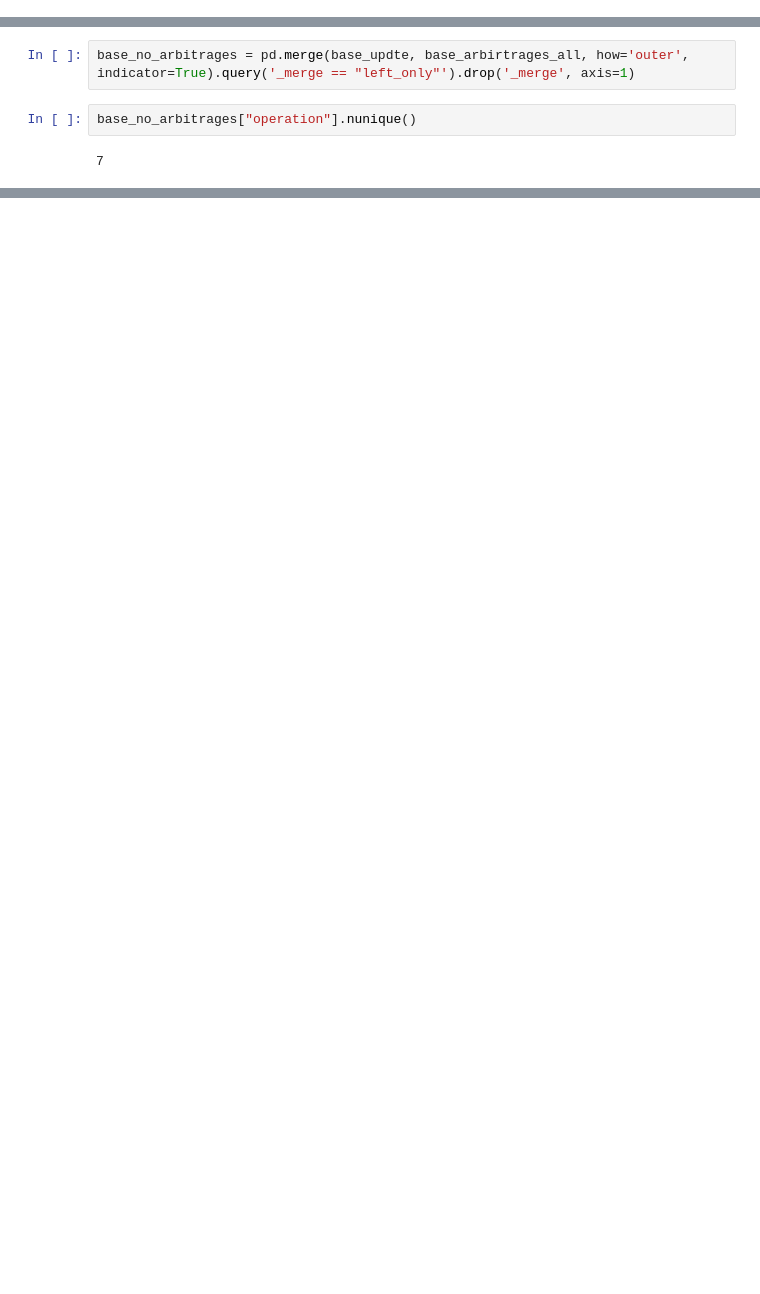
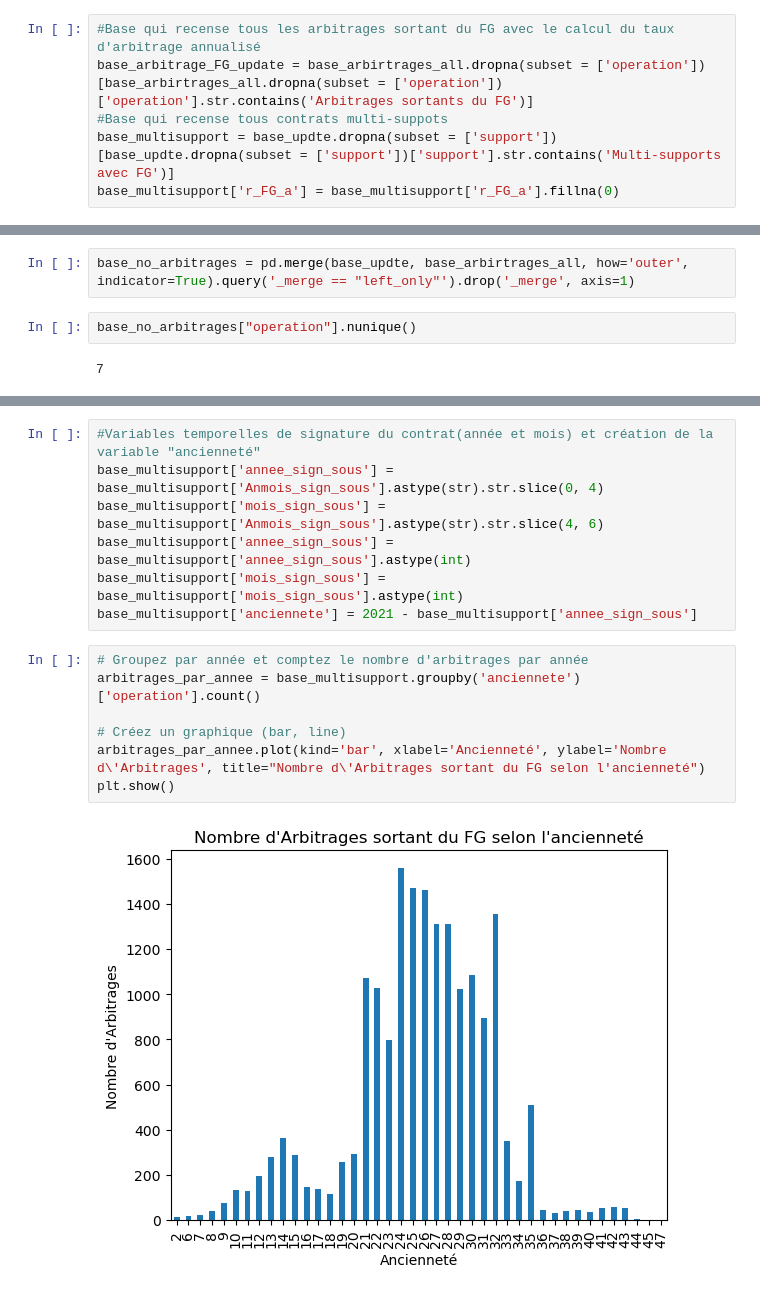
Before and after one commit to afonkou01/Arbitrage_Vie_BNP_Cardif, a Jupyter notebook: Avancement notebook - BNP Cardif.ipynb, the cells around one changed output, grey strips where cells are left out. Saved outputs shown, nothing was run; the diff lists cells and outputs as text; blank space fills up the shorter version.

Commit message:
base multisupports et 1ers graphes

```diff
--- a/Avancement notebook - BNP Cardif.ipynb
+++ b/Avancement notebook - BNP Cardif.ipynb
@@ -195,3 +205,9 @@ base_arbitrage_FG[['n_sous','Anmois_operation', 'operation', 'PM_FG','montant_co
 | 119228 | 9488 | 202103.0 | Arbitrages sortants du FG | 57705.482418 | -3006.55 | 60712.032418 | 0.049521 |
 # %%
 base_arbirtrages_all = base_updte.dropna(subset = ['operation'])[base_updte.dropna(subset = ['operation'])['operation'].str.contains('Arbitrages')]
+# %%
+#Base qui recense tous les arbitrages sortant du FG avec le calcul du taux d'arbitrage annualisé
+base_arbitrage_FG_update = base_arbirtrages_all.dropna(subset = ['operation'])[base_arbirtrages_all.dropna(subset = ['operation'])['operation'].str.contains('Arbitrages sortants du FG')]
+#Base qui recense tous contrats multi-suppots
+base_multisupport = base_updte.dropna(subset = ['support'])[base_updte.dropna(subset = ['support'])['support'].str.contains('Multi-supports avec FG')]
+base_multisupport['r_FG_a'] = base_multisupport['r_FG_a'].fillna(0)
@@ -203,0 +246,16 @@ base_no_arbitrages["operation"].nunique()
+# %%
+#Variables temporelles de signature du contrat(année et mois) et création de la variable "ancienneté"
+base_multisupport['annee_sign_sous'] =  base_multisupport['Anmois_sign_sous'].astype(str).str.slice(0, 4)
+base_multisupport['mois_sign_sous'] =  base_multisupport['Anmois_sign_sous'].astype(str).str.slice(4, 6)
+base_multisupport['annee_sign_sous'] = base_multisupport['annee_sign_sous'].astype(int)
+base_multisupport['mois_sign_sous'] = base_multisupport['mois_sign_sous'].astype(int)
+base_multisupport['anciennete'] = 2021 - base_multisupport['annee_sign_sous']
+# %%
+# Groupez par année et comptez le nombre d'arbitrages par année
+arbitrages_par_annee = base_multisupport.groupby('anciennete')['operation'].count()
+
+# Créez un graphique (bar, line)
+arbitrages_par_annee.plot(kind='bar', xlabel='Ancienneté', ylabel='Nombre d\'Arbitrages', title="Nombre d\'Arbitrages sortant du FG selon l'ancienneté")
+plt.show()
+# %% [output]
+[figure, added]
```
Also changed, not shown: parts of 11 cells of this notebook.
